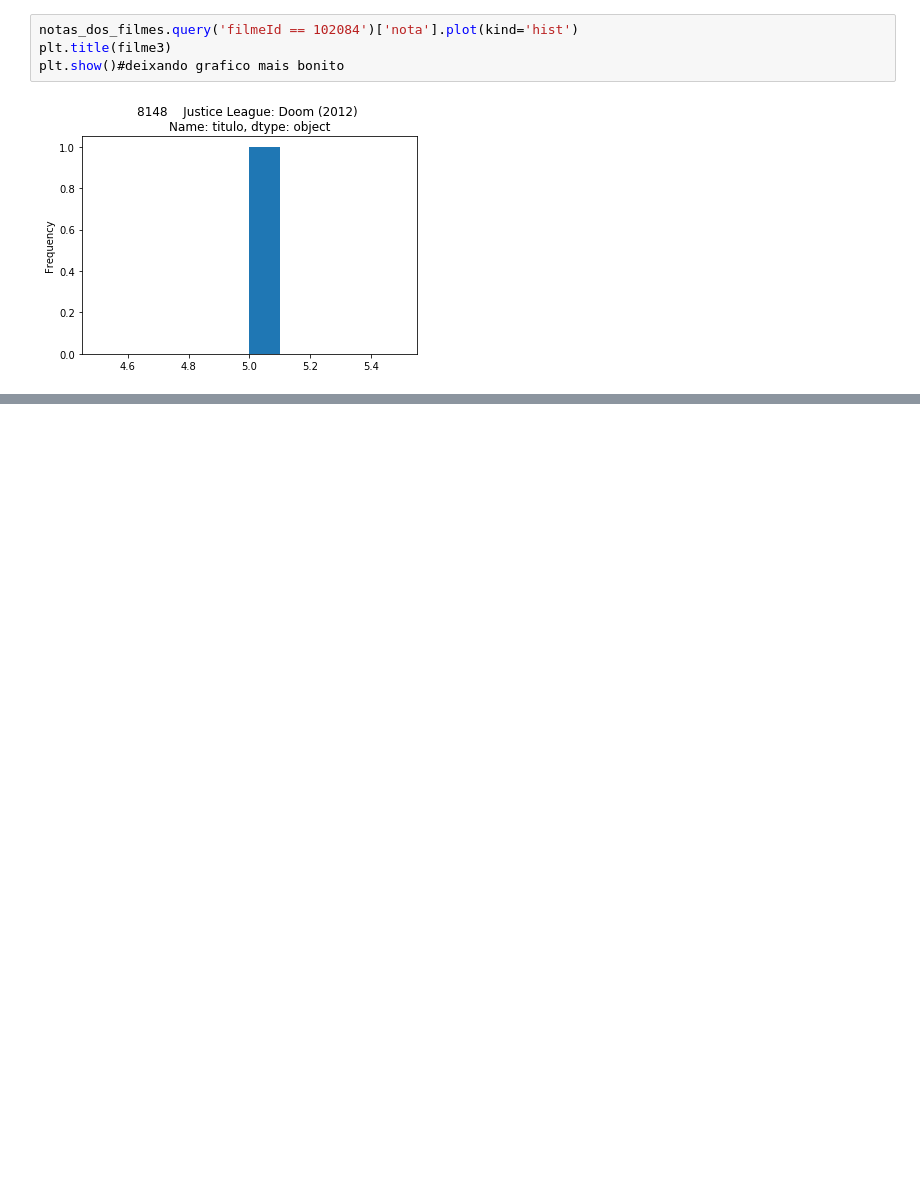
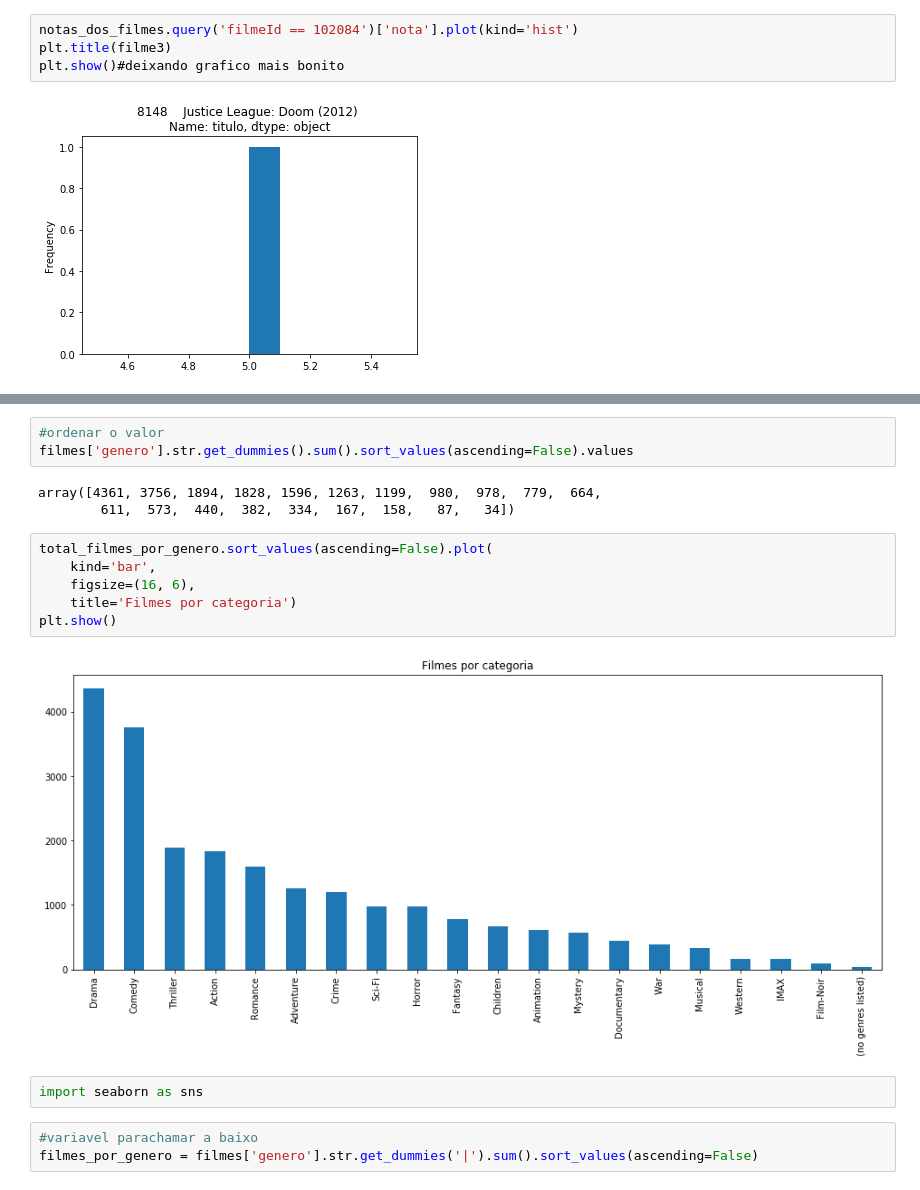
Before and after one commit to Vini9-9/Semana-Qarentena-Dados-Alura, a Jupyter notebook: QuarentenaDados Aula 1 - Python Pandas e Colab.ipynb, the cells around one changed output, grey strips where cells are left out. Drawn from its saved outputs; the diff is of its cells as text; blank space fills up the shorter version.

```diff
--- a/QuarentenaDados Aula 1 - Python Pandas e Colab.ipynb
+++ b/QuarentenaDados Aula 1 - Python Pandas e Colab.ipynb
@@ -449,0 +751,19 @@ quantos generos
+# %%
+#ordenar o valor
+filmes['genero'].str.get_dummies().sum().sort_values(ascending=False).values
+# %% [output]
+array([4361, 3756, 1894, 1828, 1596, 1263, 1199,  980,  978,  779,  664,
+        611,  573,  440,  382,  334,  167,  158,   87,   34])
+# %%
+total_filmes_por_genero.sort_values(ascending=False).plot(
+    kind='bar',
+    figsize=(16, 6),
+    title='Filmes por categoria')
+plt.show()
+# %% [output]
+[figure, added]
+# %%
+import seaborn as sns
+# %%
+#variavel parachamar a baixo
+filmes_por_genero = filmes['genero'].str.get_dummies('|').sum().sort_values(ascending=False)
```
Also changed, not shown: parts of 44 cells of this notebook.
